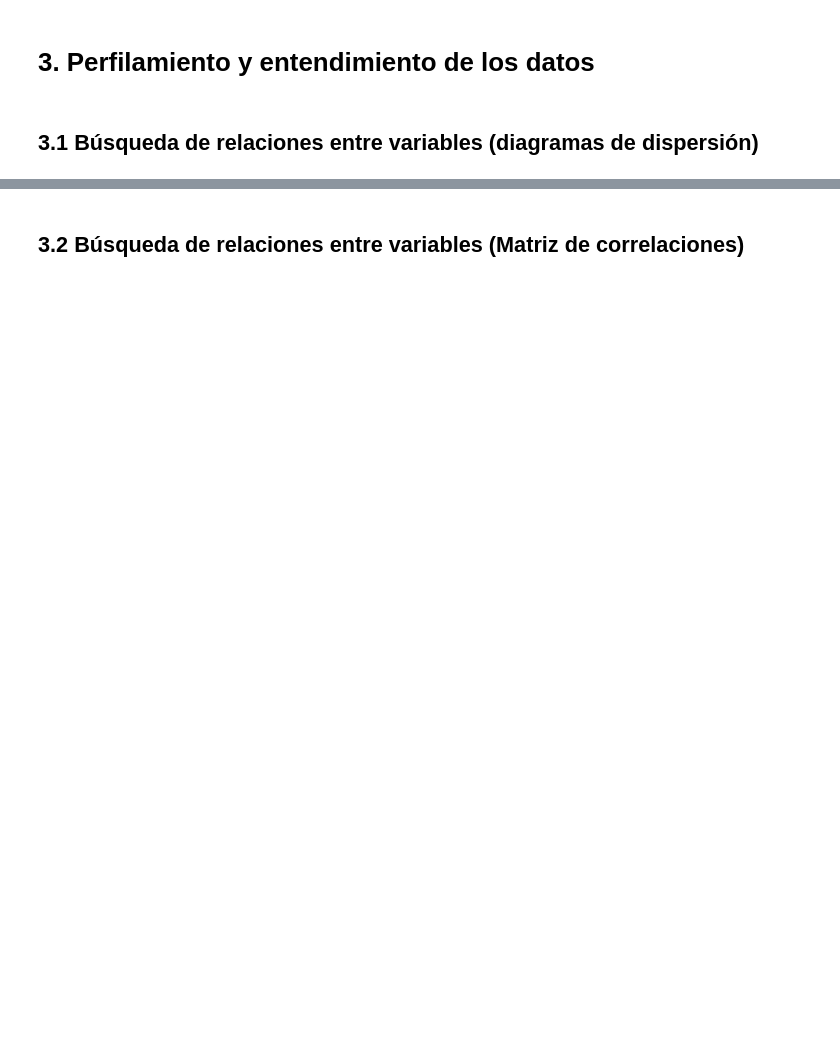
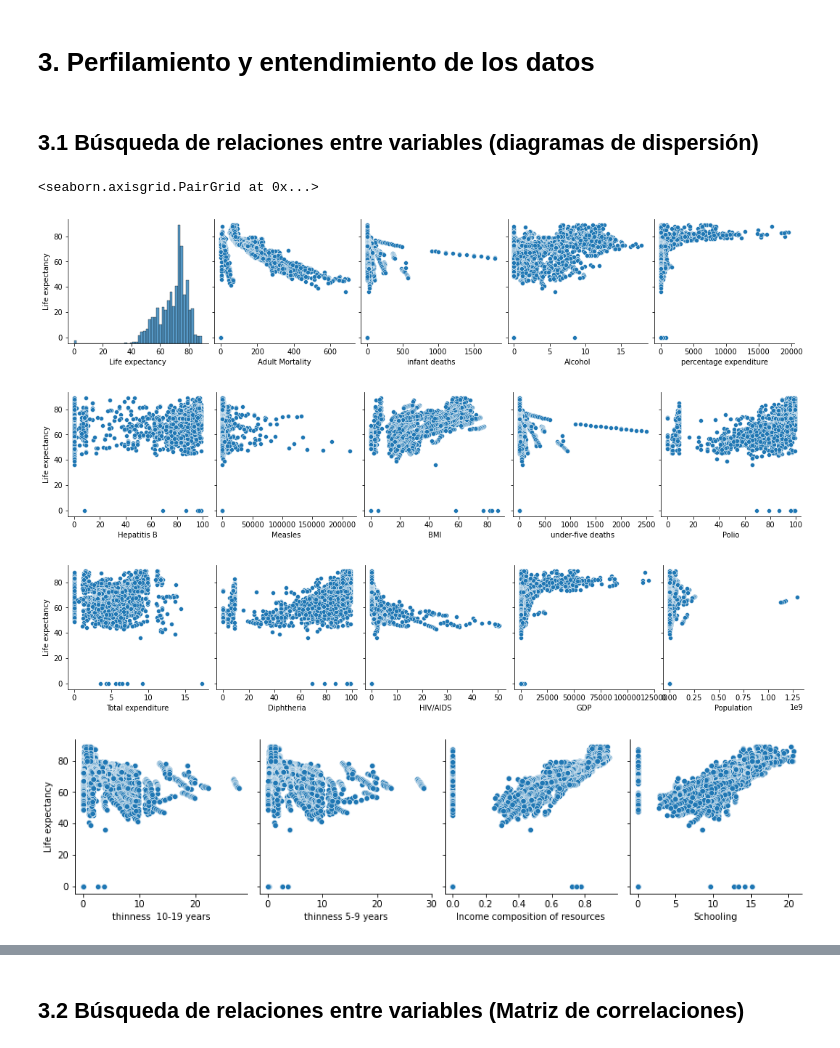
Before and after one commit to jscabraWork/Lab3, a Jupyter notebook: notebook.ipynb, the cells around one changed output, grey strips where cells are left out. Drawn from its saved outputs; the diff is of its cells as text; code cells hidden in the pictures; blank space fills up the shorter version.

```diff
--- a/notebook.ipynb
+++ b/notebook.ipynb
@@ -132,10 +144,10 @@ Schooling                          141
 dtype: int64
 # %%
 #Si juega 16 horas al dia puede lograr maximo 112 horas a la semana
-df_datos_t = df_datos_t[df_datos_t.HoursPerWeek<112]
+#df_datos_t = df_datos_t[df_datos_t.HoursPerWeek<112]
 # El juego tiene 10 años por lo que el maximo de horas posibles son 80640
-df_datos_t = df_datos_t[df_datos_t.TotalHours<80640]
+#df_datos_t = df_datos_t[df_datos_t.TotalHours<80640]
 # Nos interesa la información de los jugadores, si la persona no juega no va a tener una liga asignada
-df_datos_t = df_datos_t[df_datos_t.HoursPerWeek>0]
-# De acuerdo al diccionario el maximo para la variable LeagueIndex es 10
-df_datos_t = df_datos_t[df_datos_t.LeagueIndex<11]
+#df_datos_t = df_datos_t[df_datos_t.HoursPerWeek>0]
+# De acuerdo al diccionario el maximo para la variable Life expectancy es 10
+#df_datos_t = df_datos_t[df_datos_t.Life expectancy<11]
@@ -149,7 +161,13 @@ df_datos_t.shape
 # %% [markdown]
 ## 3.1 Búsqueda de relaciones entre variables (diagramas de dispersión)
 # %%
-sns.pairplot(df_datos_t, height=3, y_vars = 'LeagueIndex', x_vars = df_datos_t.columns[0:5], kind='scatter')
-sns.pairplot(df_datos_t, height=3, y_vars = 'LeagueIndex', x_vars = df_datos_t.columns[5:10], kind='scatter')
-sns.pairplot(df_datos_t, height=3, y_vars = 'LeagueIndex', x_vars = df_datos_t.columns[10:15], kind='scatter')
-sns.pairplot(df_datos_t, height=3, y_vars = 'LeagueIndex', x_vars = df_datos_t.columns[15:], kind='scatter')
+sns.pairplot(df_datos_t, height=3, y_vars = 'Life expectancy', x_vars = df_datos_t.columns[0:5], kind='scatter')
+sns.pairplot(df_datos_t, height=3, y_vars = 'Life expectancy', x_vars = df_datos_t.columns[5:10], kind='scatter')
+sns.pairplot(df_datos_t, height=3, y_vars = 'Life expectancy', x_vars = df_datos_t.columns[10:15], kind='scatter')
+sns.pairplot(df_datos_t, height=3, y_vars = 'Life expectancy', x_vars = df_datos_t.columns[15:], kind='scatter')
+# %% [output]
+<seaborn.axisgrid.PairGrid at 0x...>
+[figure, added]
+[figure, added]
+[figure, added]
+[figure, added]
```
Also changed, not shown: parts of 23 cells of this notebook.
